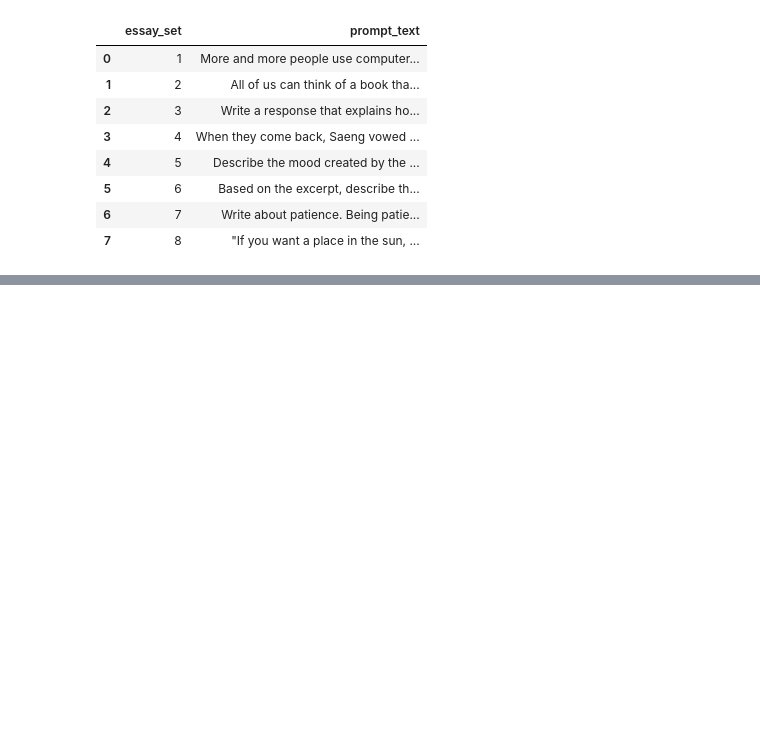
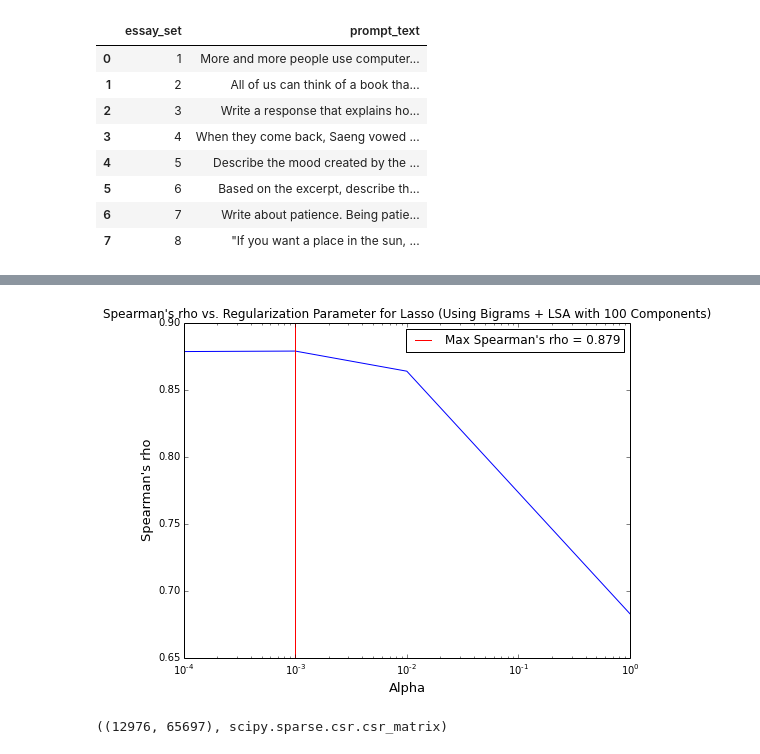
Before and after one commit to noahyonack/AutomaticEssayGrading, a Jupyter notebook: yonack_cs109a_advanced_models.ipynb, the cells around one changed output, grey strips where cells are left out. Saved outputs shown, nothing was run; the diff lists cells and outputs as text; code cells hidden in the pictures; blank space fills up the shorter version.

```diff
--- a/yonack_cs109a_advanced_models.ipynb
+++ b/yonack_cs109a_advanced_models.ipynb
@@ -57,33 +149,10 @@ y = essay_df["domain1_score"]
-# %%
-def tune_lasso(X, y, alphas):
-    lasso_alpha_list = alphas
-    lasso_r2_value = []
-    lasso_spearman_value = []
-
-    for alpha in lasso_alpha_list:
-        lasso_r2_temp = []
-        lasso_spearman_temp = []
-
-        print "Testing alpha = {0}".format(alpha)
-
-        # gives us the different folds of our data to test against
-        folds = KFold(X.shape[0], n_folds=2, shuffle=True)
-
-        for train_indices, test_indices in folds:
-            X_train, X_test = X[train_indices], X[test_indices]
-            y_train, y_test = y[train_indices], y[test_indices]
-
-            lasso = Lasso(alpha=alpha)
-
-            # fit on the training data
-            lasso.fit(X_train, y_train)
-
-            # calculate r^2
-            lasso_r2_temp.append(lasso.score(X_test, y_test))
-            spearman_r = scipy.stats.spearmanr(lasso.predict(X_test), y_test)
-            lasso_spearman_temp.append(spearman_r[0])
-
-        lasso_r2_value.append(np.mean(lasso_r2_temp))
-        lasso_spearman_value.append(np.mean(lasso_spearman_temp))
-
-    return lasso_r2_value, lasso_spearman_value
+# %%
+# try lsa on the essay vector, and then concatenate the essay length and set
+lsa = TruncatedSVD(n_components=100)
+lsa = lsa.fit_transform(sparse_essay_vector_bigrams)
+
+X = scipy.sparse.hstack([lsa, sparse_essay_length, sparse_essay_set], format="csr")
+
+alphas_bigram, spearman_values_bigram = tune_lasso(X, y)
+print "\nAlphas:", alphas_bigram
+print "Spearman:", spearman_values_bigram
@@ -89,0 +167,12 @@ def tune_lasso(X, y, alphas):
+# %%
+plot_score(alphas_bigram, spearman_values_bigram, "Spearman's rho vs. Regularization Parameter for Lasso (Using Bigrams + LSA with 100 Components)", "Alpha", "Spearman's rho", "Max Spearman's rho = {0:.3f}", "Bigrams + LSA(100)")
+# %% [output]
+[figure, added]
+# %%
+vectorizer = TfidfVectorizer(stop_words="english", min_df=4, decode_error="ignore", ngram_range=(1, 3))
+corpus = essay_df["essay"].values + essay_df["prompt_text"].values
+sparse_essay_vector_trigrams = vectorizer.fit_transform(corpus)
+
+sparse_essay_vector_trigrams.shape, type(sparse_essay_vector_trigrams)
+# %% [output]
+((12976, 65697), scipy.sparse.csr.csr_matrix)
```
Also changed, not shown: parts of 28 cells of this notebook, 19 other files.
